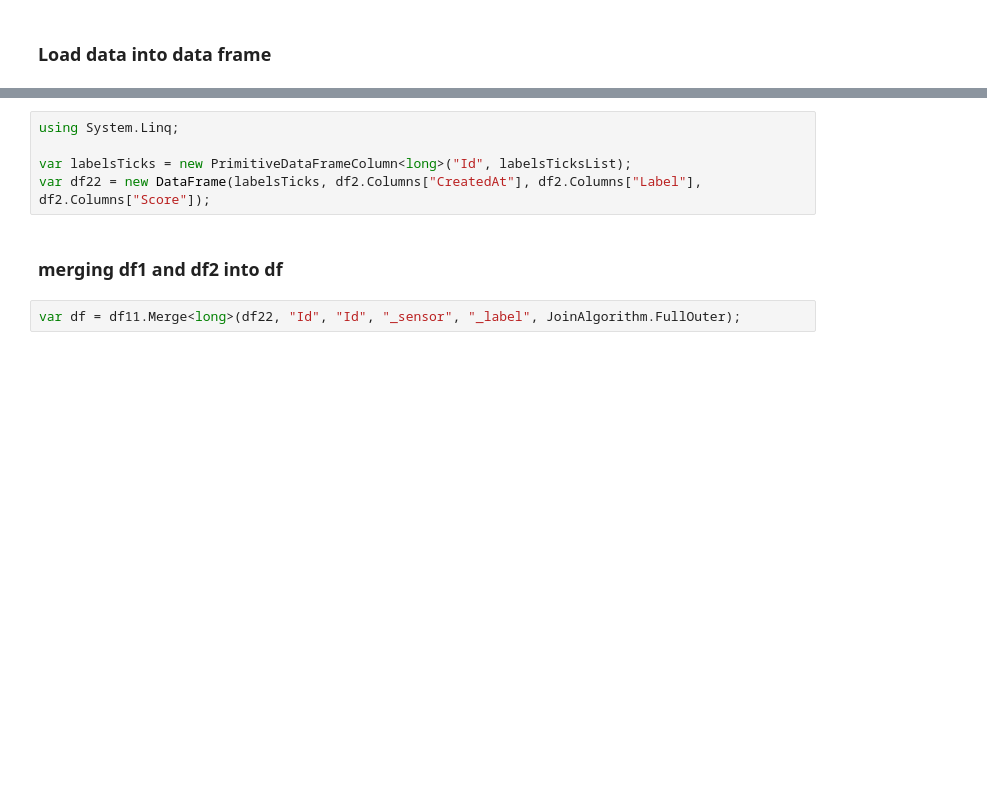
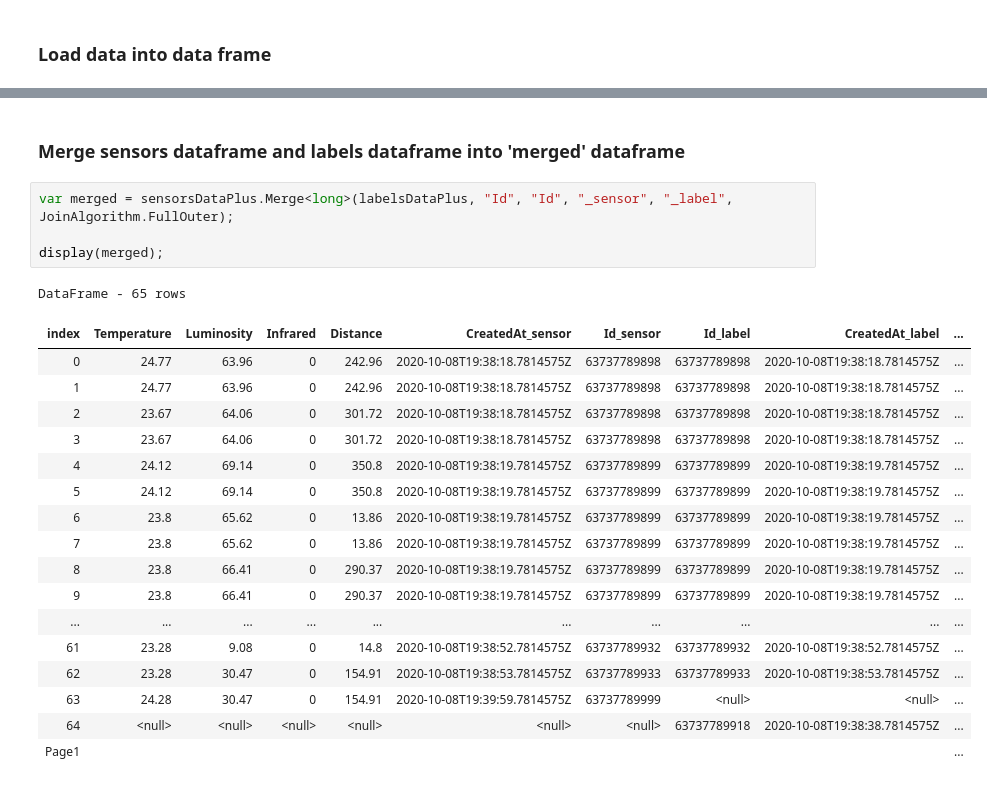
Before and after one commit to dcostea/SmartFireAlarm, a Jupyter notebook: SmartFireAlarm/Jupyter/DataFrame.ipynb, the cells around one changed output, grey strips where cells are left out. Drawn from its saved outputs; the diff is of its cells as text; blank space fills up the shorter version.

```diff
--- a/SmartFireAlarm/Jupyter/DataFrame.ipynb
+++ b/SmartFireAlarm/Jupyter/DataFrame.ipynb
@@ -159,9 +249,25 @@ var labelsTicksList = labelsCreatedAt.ToList().Select(d => DateTime.Parse(d.ToSt
-# %%
-using System.Linq;
-
-var labelsTicks = new PrimitiveDataFrameColumn<long>("Id", labelsTicksList);
-var df22 = new DataFrame(labelsTicks, df2.Columns["CreatedAt"], df2.Columns["Label"], df2.Columns["Score"]);
-# %% [markdown]
-### merging df1 and df2 into df
+# %% [markdown]
+### Merge sensors dataframe and labels dataframe into 'merged' dataframe
 # %%
-var df = df11.Merge<long>(df22, "Id", "Id", "_sensor", "_label", JoinAlgorithm.FullOuter);
+var merged = sensorsDataPlus.Merge<long>(labelsDataPlus, "Id", "Id", "_sensor", "_label", JoinAlgorithm.FullOuter);
+
+display(merged);
+# %% [output]
+DataFrame - 65 rows
+| index | Temperature | Luminosity | Infrared | Distance | CreatedAt_sensor | Id_sensor | Id_label | CreatedAt_label | ... |
+| 0 | 24.77 | 63.96 | 0 | 242.96 | 2020-10-08T19:38:18.7814575Z | 63737789898 | 63737789898 | 2020-10-08T19:38:18.7814575Z | ... |
+| 1 | 24.77 | 63.96 | 0 | 242.96 | 2020-10-08T19:38:18.7814575Z | 63737789898 | 63737789898 | 2020-10-08T19:38:18.7814575Z | ... |
+| 2 | 23.67 | 64.06 | 0 | 301.72 | 2020-10-08T19:38:18.7814575Z | 63737789898 | 63737789898 | 2020-10-08T19:38:18.7814575Z | ... |
+| 3 | 23.67 | 64.06 | 0 | 301.72 | 2020-10-08T19:38:18.7814575Z | 63737789898 | 63737789898 | 2020-10-08T19:38:18.7814575Z | ... |
+| 4 | 24.12 | 69.14 | 0 | 350.8 | 2020-10-08T19:38:19.7814575Z | 63737789899 | 63737789899 | 2020-10-08T19:38:19.7814575Z | ... |
+| 5 | 24.12 | 69.14 | 0 | 350.8 | 2020-10-08T19:38:19.7814575Z | 63737789899 | 63737789899 | 2020-10-08T19:38:19.7814575Z | ... |
+| 6 | 23.8 | 65.62 | 0 | 13.86 | 2020-10-08T19:38:19.7814575Z | 63737789899 | 63737789899 | 2020-10-08T19:38:19.7814575Z | ... |
+| 7 | 23.8 | 65.62 | 0 | 13.86 | 2020-10-08T19:38:19.7814575Z | 63737789899 | 63737789899 | 2020-10-08T19:38:19.7814575Z | ... |
+| 8 | 23.8 | 66.41 | 0 | 290.37 | 2020-10-08T19:38:19.7814575Z | 63737789899 | 63737789899 | 2020-10-08T19:38:19.7814575Z | ... |
+| 9 | 23.8 | 66.41 | 0 | 290.37 | 2020-10-08T19:38:19.7814575Z | 63737789899 | 63737789899 | 2020-10-08T19:38:19.7814575Z | ... |
+| ... | ... | ... | ... | ... | ... | ... | ... | ... | ... |
+| 61 | 23.28 | 9.08 | 0 | 14.8 | 2020-10-08T19:38:52.7814575Z | 63737789932 | 63737789932 | 2020-10-08T19:38:52.7814575Z | ... |
+| 62 | 23.28 | 30.47 | 0 | 154.91 | 2020-10-08T19:38:53.7814575Z | 63737789933 | 63737789933 | 2020-10-08T19:38:53.7814575Z | ... |
+| 63 | 24.28 | 30.47 | 0 | 154.91 | 2020-10-08T19:39:59.7814575Z | 63737789999 | <null> | <null> | ... |
+| 64 | <null> | <null> | <null> | <null> | <null> | <null> | 63737789918 | 2020-10-08T19:38:38.7814575Z | ... |
+| Page1 |  |  |  |  |  |  |  |  | ... |
```
Also changed, not shown: parts of 26 cells of this notebook, 5 other files.
